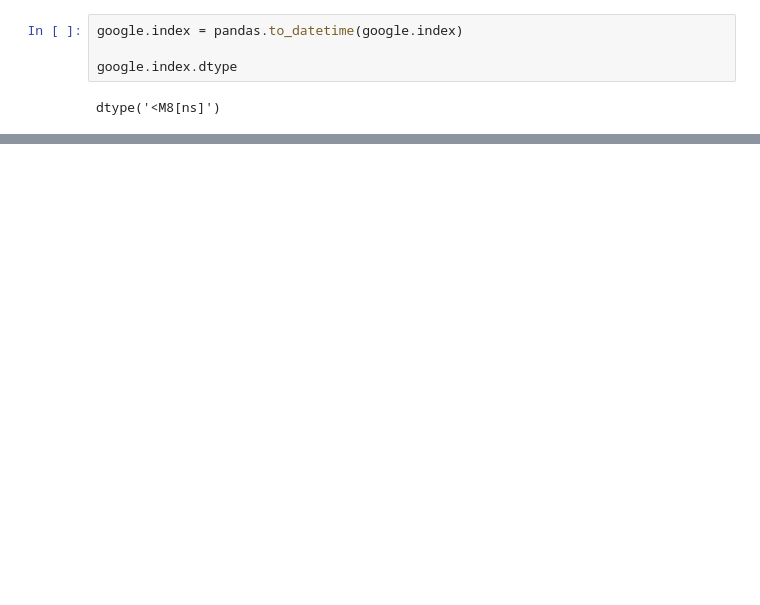
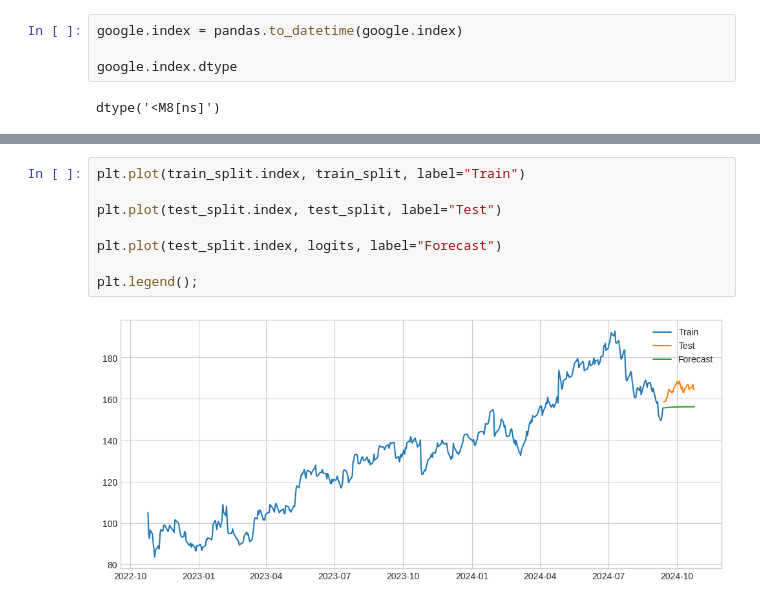
Before and after one commit to Chalira/Julia, a Jupyter notebook: Lab 01.ipynb, the cells around one changed output, grey strips where cells are left out. Drawn from its saved outputs; the diff is of its cells as text; blank space fills up the shorter version.

```diff
--- a/Lab 01.ipynb
+++ b/Lab 01.ipynb
@@ -103,0 +198,10 @@ seaplot = seasonal_plot.plot(title="Seasonal on 2022 to 2023", rot=0);
+# %%
+plt.plot(train_split.index, train_split, label="Train")
+
+plt.plot(test_split.index, test_split, label="Test")
+
+plt.plot(test_split.index, logits, label="Forecast")
+
+plt.legend();
+# %% [output]
+[figure, added]
```
Also changed, not shown: parts of 19 cells of this notebook.
